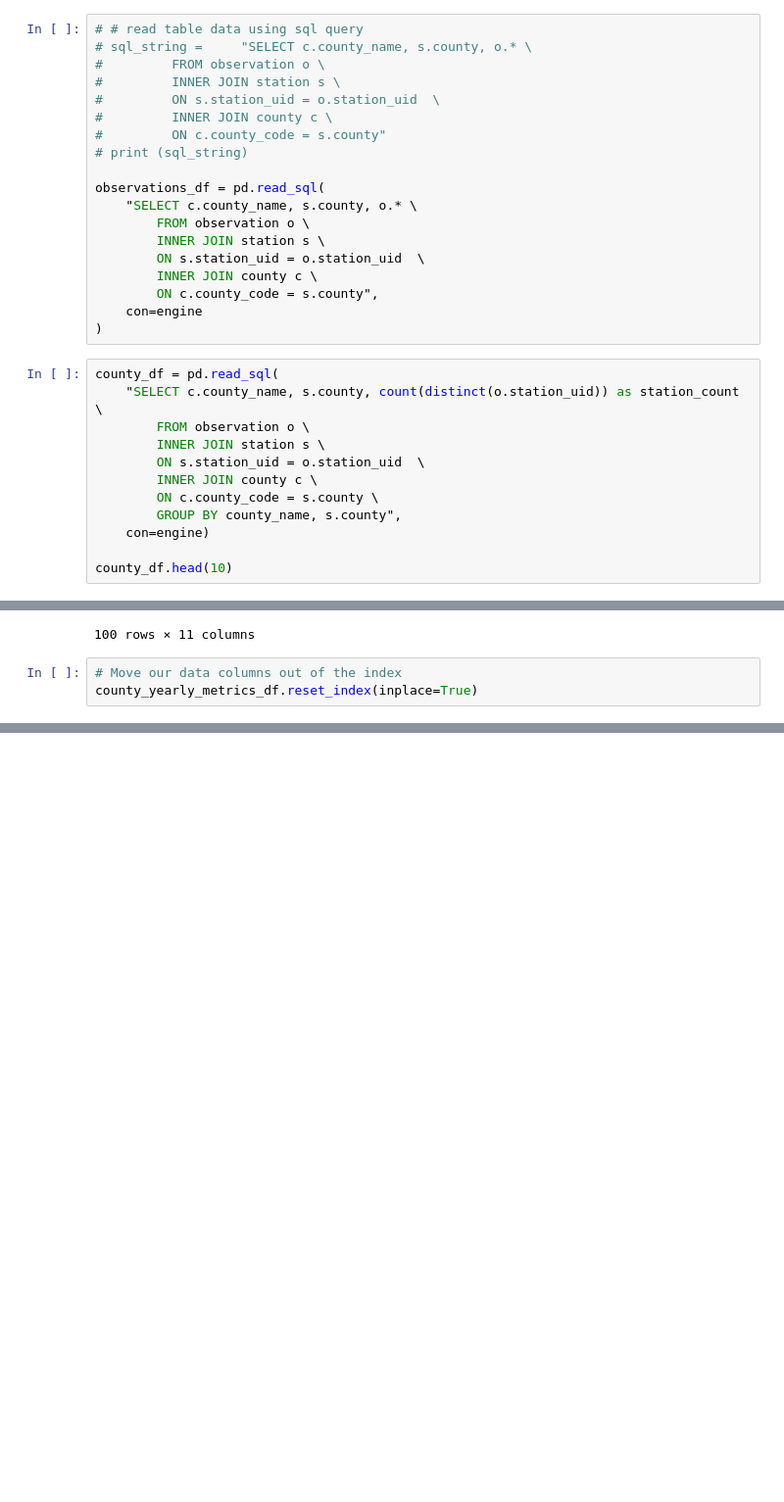
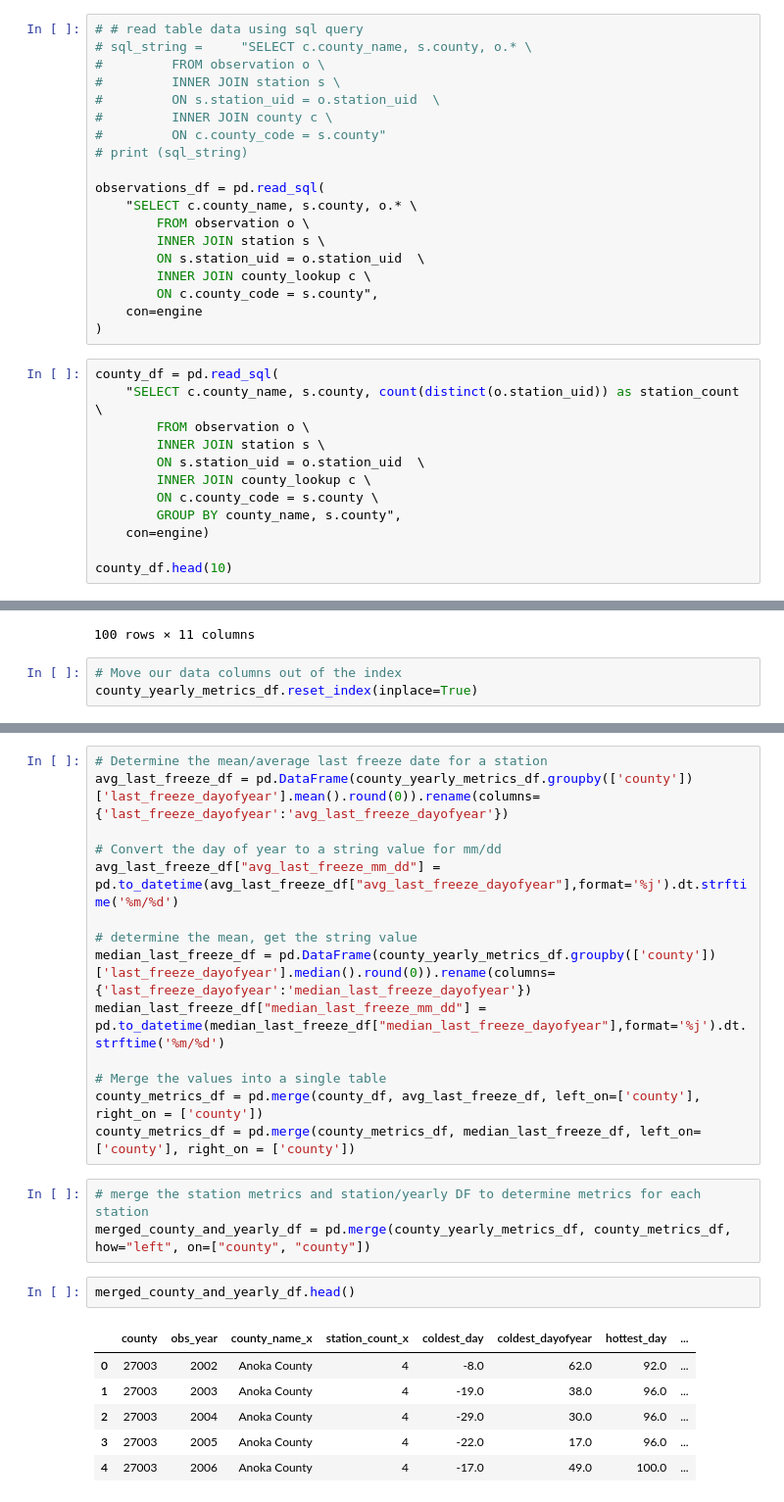
Before and after one commit to UofM-Final-Project/Home_Gardeners_Analysis, a Jupyter notebook: scripts/county_processing.ipynb, the cells around one changed output, grey strips where cells are left out. Shown: that part at 98% size. Cells and saved outputs as stored; diff of their text form; blank space fills up the shorter version.

```diff
--- a/scripts/county_processing.ipynb
+++ b/scripts/county_processing.ipynb
@@ -46,7 +47,7 @@ observations_df = pd.read_sql(
         FROM observation o \
         INNER JOIN station s \
         ON s.station_uid = o.station_uid  \
-        INNER JOIN county c \
+        INNER JOIN county_lookup c \
         ON c.county_code = s.county",
     con=engine
 )
@@ -56,7 +57,7 @@ county_df = pd.read_sql(
         FROM observation o \
         INNER JOIN station s \
         ON s.station_uid = o.station_uid  \
-        INNER JOIN county c \
+        INNER JOIN county_lookup c \
         ON c.county_code = s.county \
         GROUP BY county_name, s.county",
     con=engine)
@@ -190,0 +173,26 @@ county_yearly_metrics_df.reset_index(inplace=True)
+# %%
+# Determine the mean/average last freeze date for a station
+avg_last_freeze_df = pd.DataFrame(county_yearly_metrics_df.groupby(['county'])['last_freeze_dayofyear'].mean().round(0)).rename(columns={'last_freeze_dayofyear':'avg_last_freeze_dayofyear'})
+
+# Convert the day of year to a string value for mm/dd
+avg_last_freeze_df["avg_last_freeze_mm_dd"] = pd.to_datetime(avg_last_freeze_df["avg_last_freeze_dayofyear"],format='%j').dt.strftime('%m/%d')
+
+# determine the mean, get the string value
+median_last_freeze_df = pd.DataFrame(county_yearly_metrics_df.groupby(['county'])['last_freeze_dayofyear'].median().round(0)).rename(columns={'last_freeze_dayofyear':'median_last_freeze_dayofyear'})
+median_last_freeze_df["median_last_freeze_mm_dd"] = pd.to_datetime(median_last_freeze_df["median_last_freeze_dayofyear"],format='%j').dt.strftime('%m/%d')
+
+# Merge the values into a single table
+county_metrics_df = pd.merge(county_df, avg_last_freeze_df, left_on=['county'], right_on = ['county'])
+county_metrics_df = pd.merge(county_metrics_df, median_last_freeze_df, left_on=['county'], right_on = ['county'])
+# %%
+# merge the station metrics and station/yearly DF to determine metrics for each station
+merged_county_and_yearly_df = pd.merge(county_yearly_metrics_df, county_metrics_df, how="left", on=["county", "county"])
+# %%
+merged_county_and_yearly_df.head()
+# %% [output]
+|  | county | obs_year | county_name_x | station_count_x | coldest_day | coldest_dayofyear | hottest_day | ... |
+| 0 | 27003 | 2002 | Anoka County | 4 | -8.0 | 62.0 | 92.0 | ... |
+| 1 | 27003 | 2003 | Anoka County | 4 | -19.0 | 38.0 | 96.0 | ... |
+| 2 | 27003 | 2004 | Anoka County | 4 | -29.0 | 30.0 | 96.0 | ... |
+| 3 | 27003 | 2005 | Anoka County | 4 | -22.0 | 17.0 | 96.0 | ... |
+| 4 | 27003 | 2006 | Anoka County | 4 | -17.0 | 49.0 | 100.0 | ... |
```
Also changed, not shown: parts of 12 cells of this notebook, 1 other file.
